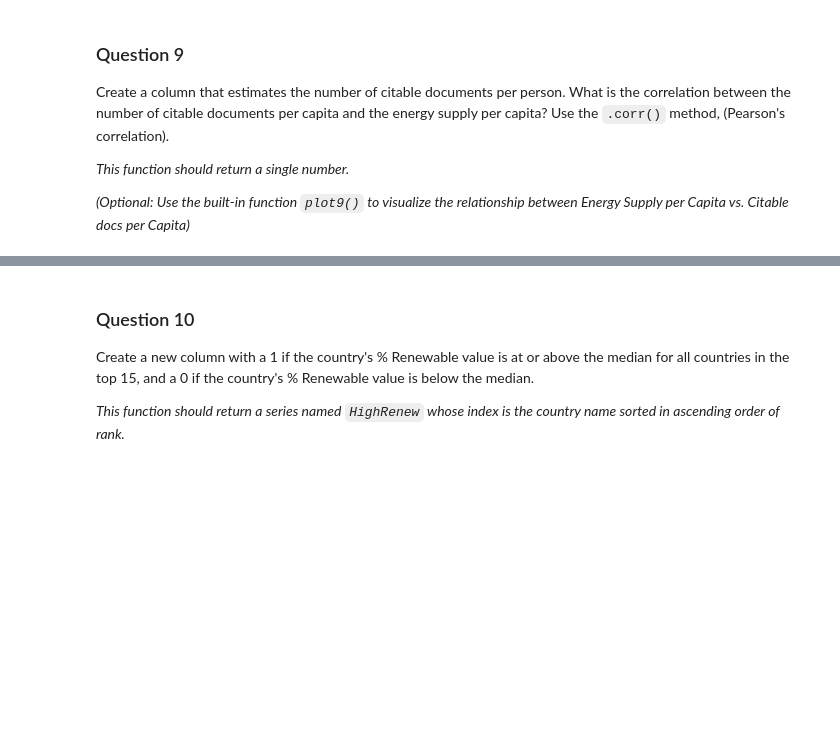
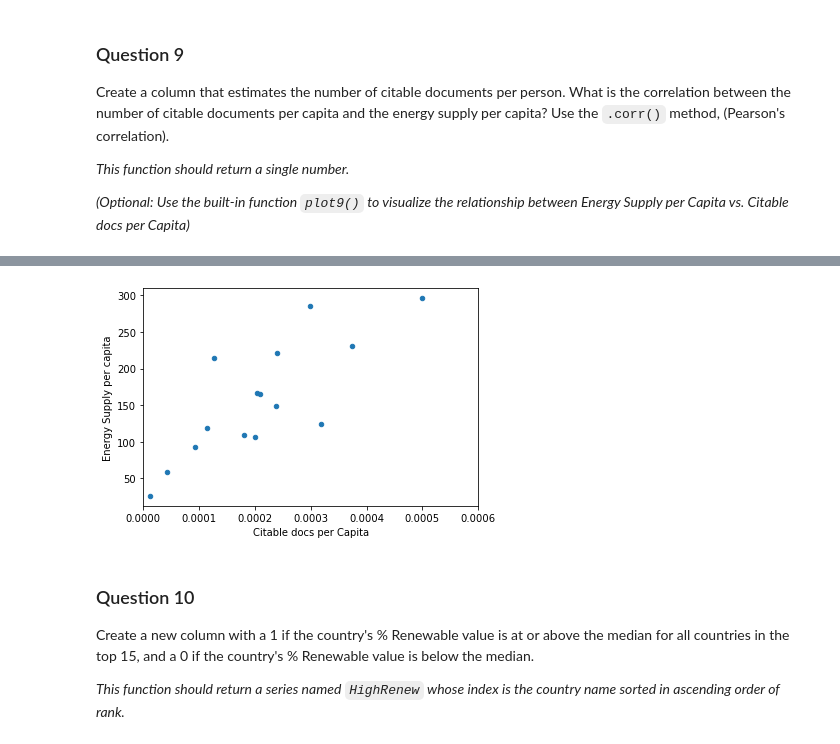
Before and after one commit to dfreeman500/CL-Python2, a Jupyter notebook: Homework/assignment3/assignment3.ipynb, the cells around one changed output, grey strips where cells are left out. Cells and saved outputs as stored; diff of their text form; code cells hidden in the pictures; blank space fills up the shorter version.

```diff
--- a/Homework/assignment3/assignment3.ipynb
+++ b/Homework/assignment3/assignment3.ipynb
@@ -376,12 +404,15 @@ def answer_nine():
 # %%
 def plot9():
     import matplotlib as plt
     %matplotlib inline
 
     Top15 = answer_one()
-    Top15['PopEst'] = Top15['Energy Supply'] / Top15['Energy Supply per Capita']
-    Top15['Citable docs per Capita'] = Top15['Citable documents'] / Top15['PopEst']
-    Top15.plot(x='Citable docs per Capita', y='Energy Supply per Capita', kind='scatter', xlim=[0, 0.0006])
+    Top15['PopEst'] = Top15['Energy Supply'] / Top15['Energy Supply per capita']
+    Top15['Citable docs per Capita'] = Top15['Citable documents'] / Top15['population']
+    Top15.plot(x='Citable docs per Capita', y='Energy Supply per capita', kind='scatter', xlim=[0, 0.0006])
+plot9()
+# %% [output]
+[figure, added]
 # %%
 assert answer_nine() >= -1. and answer_nine() <= 1., "Q9: A valid correlation should between -1 to 1!"
 # %% [markdown]
```
Also changed, not shown: parts of 9 cells of this notebook.
